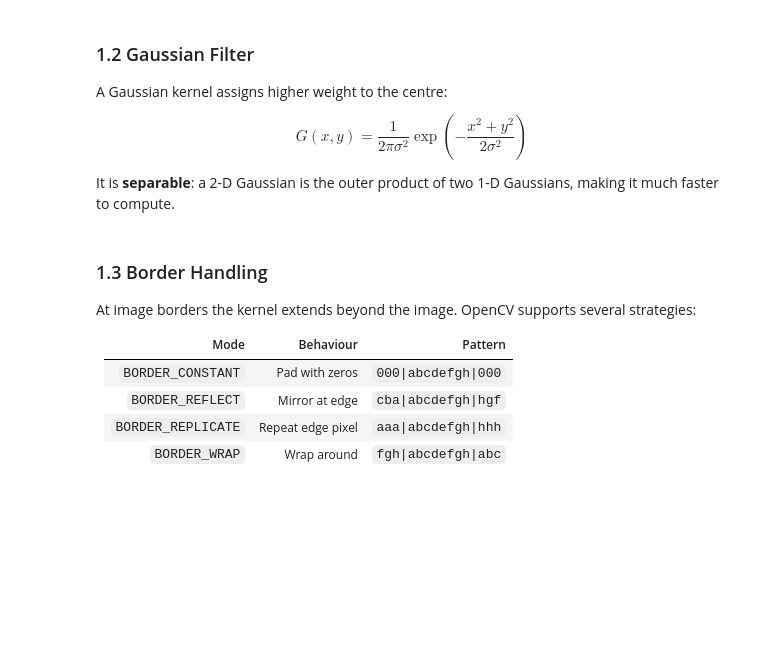
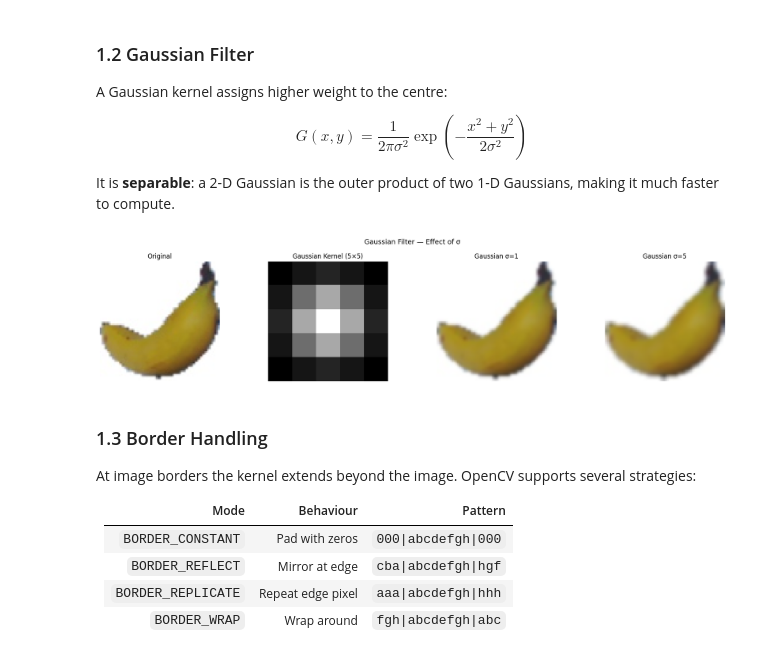
Before and after one commit to andreasranzmaier/cvi4ic-notebooks, a Jupyter notebook: 03-image-filtering.ipynb, the cells around one changed output. Cells and saved outputs as stored; diff of their text form; code cells hidden in the pictures; blank space fills up the shorter version.

```diff
--- a/03-image-filtering.ipynb
+++ b/03-image-filtering.ipynb
@@ -75,26 +79,28 @@ It is **separable**: a 2-D Gaussian is the outer product of two 1-D Gaussians, m
 # %%
 img = load_fruit("Banana 1")
 
-k = 11
+k = 5
 kernel_1d = cv2.getGaussianKernel(k, -1)
 kernel_2d = kernel_1d @ kernel_1d.T
 
 fig, axes = plt.subplots(1, 4, figsize=(18, 4))
 axes[0].imshow(to_rgb(img))
 axes[0].set_title("Original")
 axes[1].imshow(kernel_2d, cmap="gray")
 axes[1].set_title(f"Gaussian Kernel ({k}×{k})")
 
 for i, sigma in enumerate([1, 5]):
     blurred = cv2.GaussianBlur(img, (k, k), sigma)
     axes[i + 2].imshow(to_rgb(blurred))
     axes[i + 2].set_title(f"Gaussian σ={sigma}")
 
 for ax in axes:
     ax.axis("off")
 plt.suptitle("Gaussian Filter — Effect of σ", fontsize=13)
 plt.tight_layout()
 plt.show()
+# %% [output]
+[figure, added]
 # %% [markdown]
 ### 1.3 Border Handling
 
```
Also changed, not shown: parts of 14 cells of this notebook, 3 other files.
